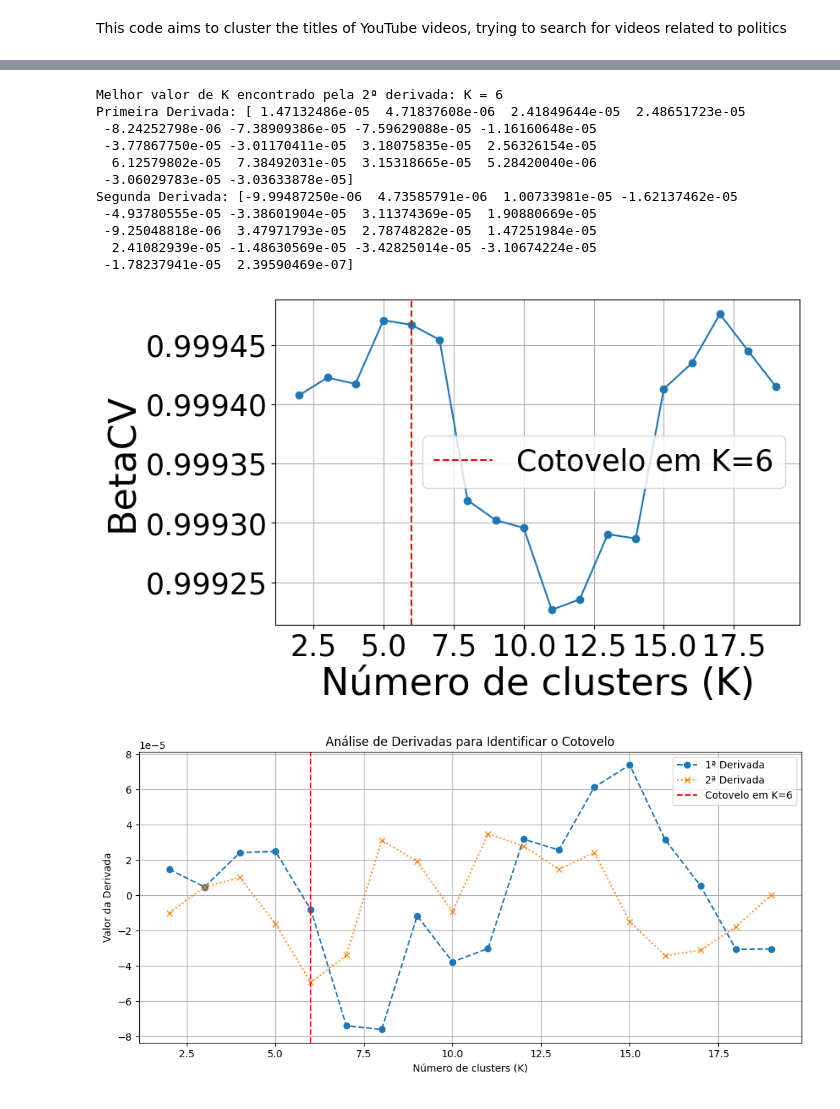
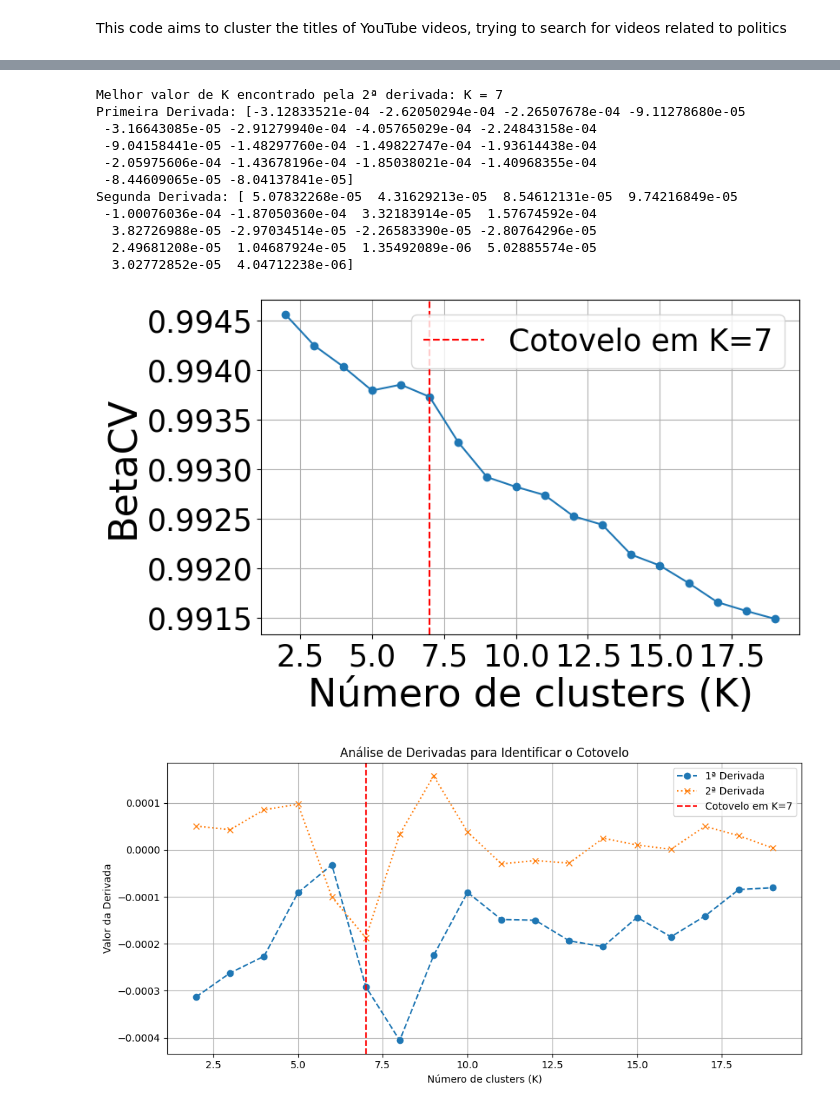
Before and after one commit to MateusoBrito/US-Election-On-Telegram, a Jupyter notebook: notebooks/10_Clustering.ipynb, the cells around one changed output, grey strips where cells are left out. Cells and saved outputs as stored; diff of their text form; code cells hidden in the pictures.

```diff
--- a/notebooks/10_Clustering.ipynb
+++ b/notebooks/10_Clustering.ipynb
@@ -28,0 +32,3 @@ vectorizer = TfidfVectorizer(
+# %%
+df_en = pd.read_csv("../data/preprocessed_english_titles.csv")
+display(df_en)
@@ -29,6 +49,7 @@ vectorizer = TfidfVectorizer(
 # %%
 df_sample = df_en.sample(10000, random_state=42)
-X_tfidf = vectorizer.fit_transform(df_sample["clean_title"])
+df_sample = df_sample.dropna(subset=["clean_text"])
+X_tfidf = vectorizer.fit_transform(df_sample["clean_text"])
 
 # Definição da função BetaCV (avalia a qualidade de um agrupamento; quanto menor, melhor)
 def beta_cv(X, labels):
@@ -91,46 +112,46 @@ melhor_k = k_values[knee_index]
 
 print(f"Melhor valor de K encontrado pela 2ª derivada: K = {melhor_k}")
 print(f"Primeira Derivada: {first_derivative}")
 print(f"Segunda Derivada: {second_derivative}")
 
 # PLot do Método do cotovelo
 plt.figure(figsize=(8, 5))
 plt.plot(k_values, betacv_scores, marker='o')
 plt.axvline(melhor_k, color='red', linestyle='--', label=f'Cotovelo em K={melhor_k}')
 plt.xlabel('Número de clusters (K)', fontsize=32)
 plt.ylabel('BetaCV', fontsize=32)
 plt.xticks(fontsize=25)
 plt.yticks(fontsize=25)
 plt.legend(fontsize=25)
 plt.grid(True)
 plt.show()
 
 # --- Plot 2: Derivadas ---
 plt.figure(figsize=(10, 5))
 plt.plot(k_values, first_derivative, label='1ª Derivada', marker='o', linestyle='--')
 plt.plot(k_values, second_derivative, label='2ª Derivada', marker='x', linestyle=':')
 plt.axvline(melhor_k, color='red', linestyle='--', label=f'Cotovelo em K={melhor_k}')
 plt.title('Análise de Derivadas para Identificar o Cotovelo')
 plt.xlabel('Número de clusters (K)')
 plt.ylabel('Valor da Derivada')
 plt.legend()
 plt.grid(True)
 plt.tight_layout()
 plt.show()
 # %% [output]
-Melhor valor de K encontrado pela 2ª derivada: K = 6
-Primeira Derivada: [ 1.47132486e-05  4.71837608e-06  2.41849644e-05  2.48651723e-05
- -8.24252798e-06 -7.38909386e-05 -7.59629088e-05 -1.16160648e-05
- -3.77867750e-05 -3.01170411e-05  3.18075835e-05  2.56326154e-05
-  6.12579802e-05  7.38492031e-05  3.15318665e-05  5.28420040e-06
- -3.06029783e-05 -3.03633878e-05]
-Segunda Derivada: [-9.99487250e-06  4.73585791e-06  1.00733981e-05 -1.62137462e-05
- -4.93780555e-05 -3.38601904e-05  3.11374369e-05  1.90880669e-05
- -9.25048818e-06  3.47971793e-05  2.78748282e-05  1.47251984e-05
-  2.41082939e-05 -1.48630569e-05 -3.42825014e-05 -3.10674224e-05
- -1.78237941e-05  2.39590469e-07]
+Melhor valor de K encontrado pela 2ª derivada: K = 7
+Primeira Derivada: [-3.12833521e-04 -2.62050294e-04 -2.26507678e-04 -9.11278680e-05
+ -3.16643085e-05 -2.91279940e-04 -4.05765029e-04 -2.24843158e-04
+ -9.04158441e-05 -1.48297760e-04 -1.49822747e-04 -1.93614438e-04
+ -2.05975606e-04 -1.43678196e-04 -1.85038021e-04 -1.40968355e-04
+ -8.44609065e-05 -8.04137841e-05]
+Segunda Derivada: [ 5.07832268e-05  4.31629213e-05  8.54612131e-05  9.74216849e-05
+ -1.00076036e-04 -1.87050360e-04  3.32183914e-05  1.57674592e-04
+  3.82726988e-05 -2.97034514e-05 -2.26583390e-05 -2.80764296e-05
+  2.49681208e-05  1.04687924e-05  1.35492089e-06  5.02885574e-05
+  3.02772852e-05  4.04712238e-06]
-[figure, old version]
+[figure, new version]
-[figure, old version]
+[figure, new version]
 # %%
 from sklearn.decomposition import PCA
 
```
Also changed, not shown: parts of 4 cells of this notebook.
